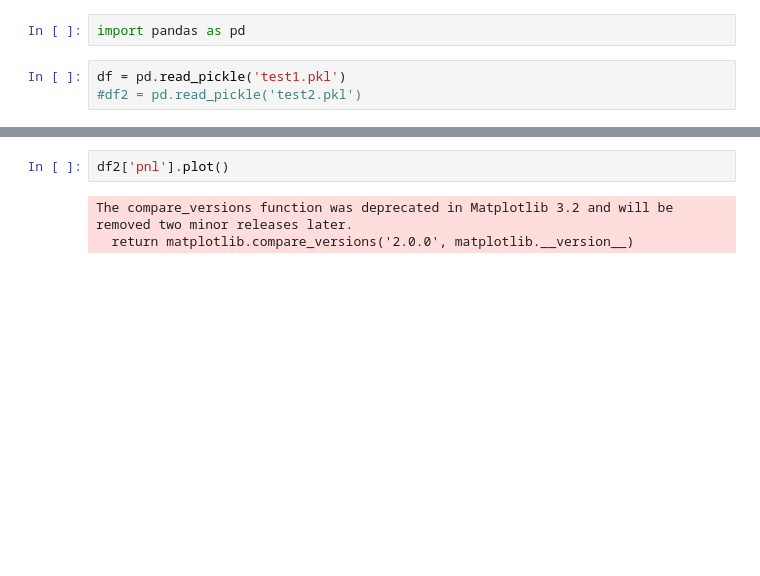
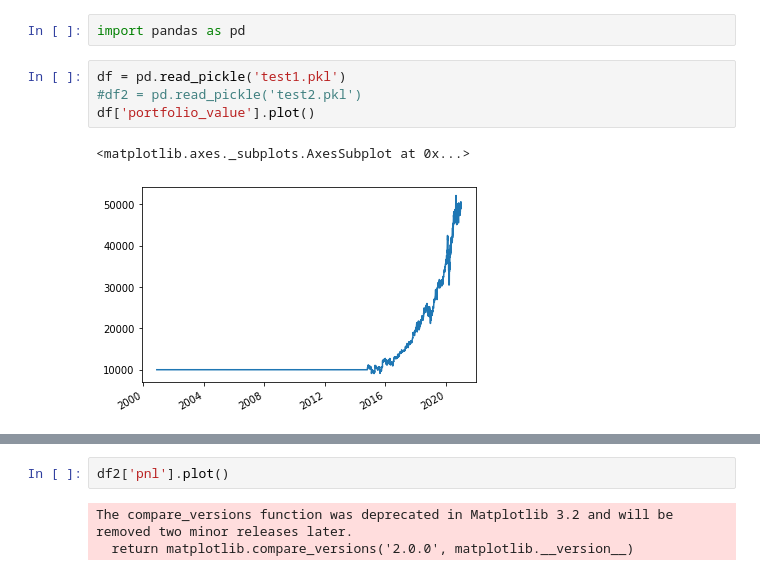
Before and after one commit to MattioCh/algo_test, a Jupyter notebook: ml/analyze.ipynb, the cells around one changed output, grey strips where cells are left out. Saved outputs shown, nothing was run; the diff lists cells and outputs as text; blank space fills up the shorter version.

```diff
--- a/ml/analyze.ipynb
+++ b/ml/analyze.ipynb
@@ -3,4 +3,8 @@ import pandas as pd
 # %%
 df = pd.read_pickle('test1.pkl')
 #df2 = pd.read_pickle('test2.pkl')
+df['portfolio_value'].plot()
+# %% [output]
+<matplotlib.axes._subplots.AxesSubplot at 0x...>
+[figure, added]
 # %%
```
Also changed, not shown: parts of 3 cells of this notebook, 2 other files.
